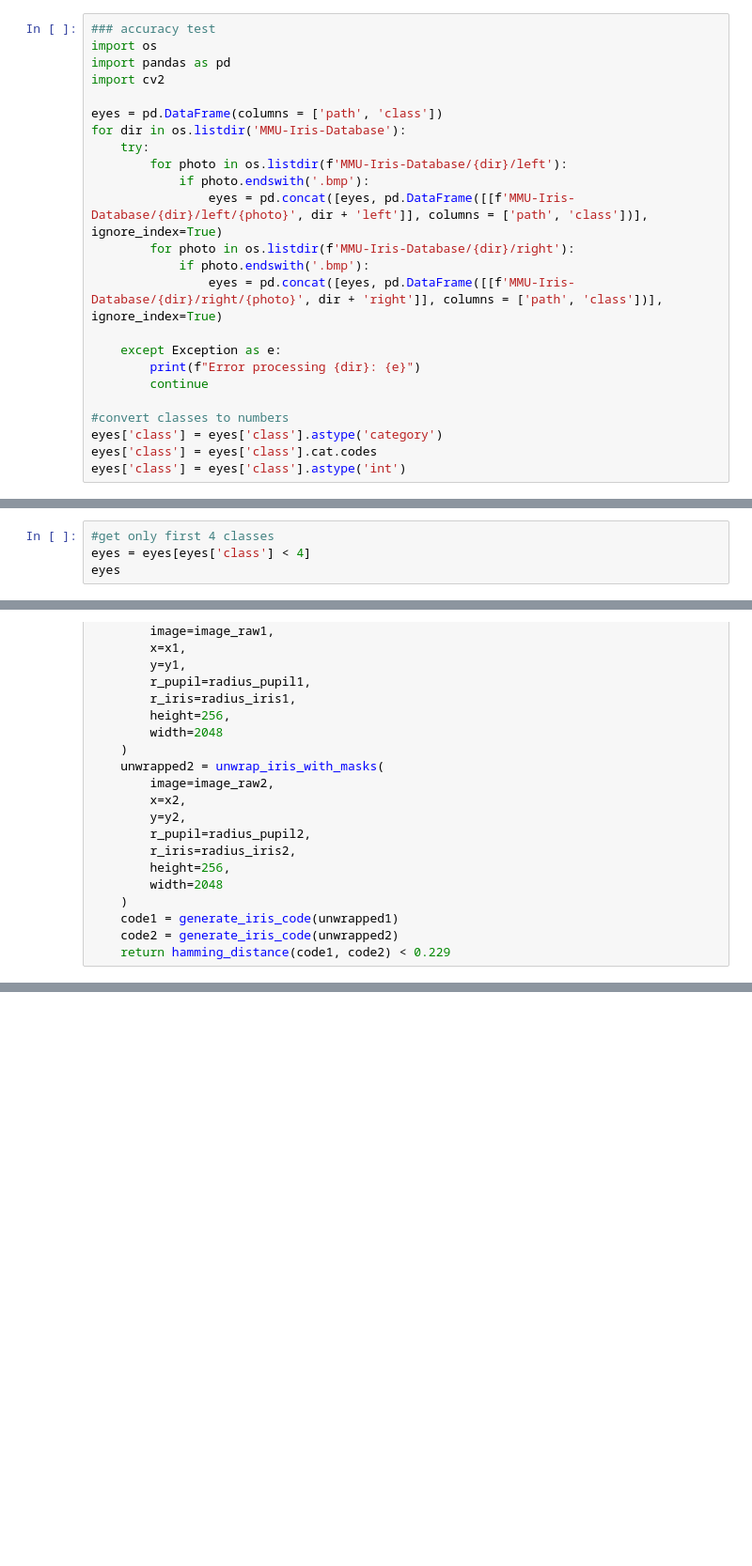
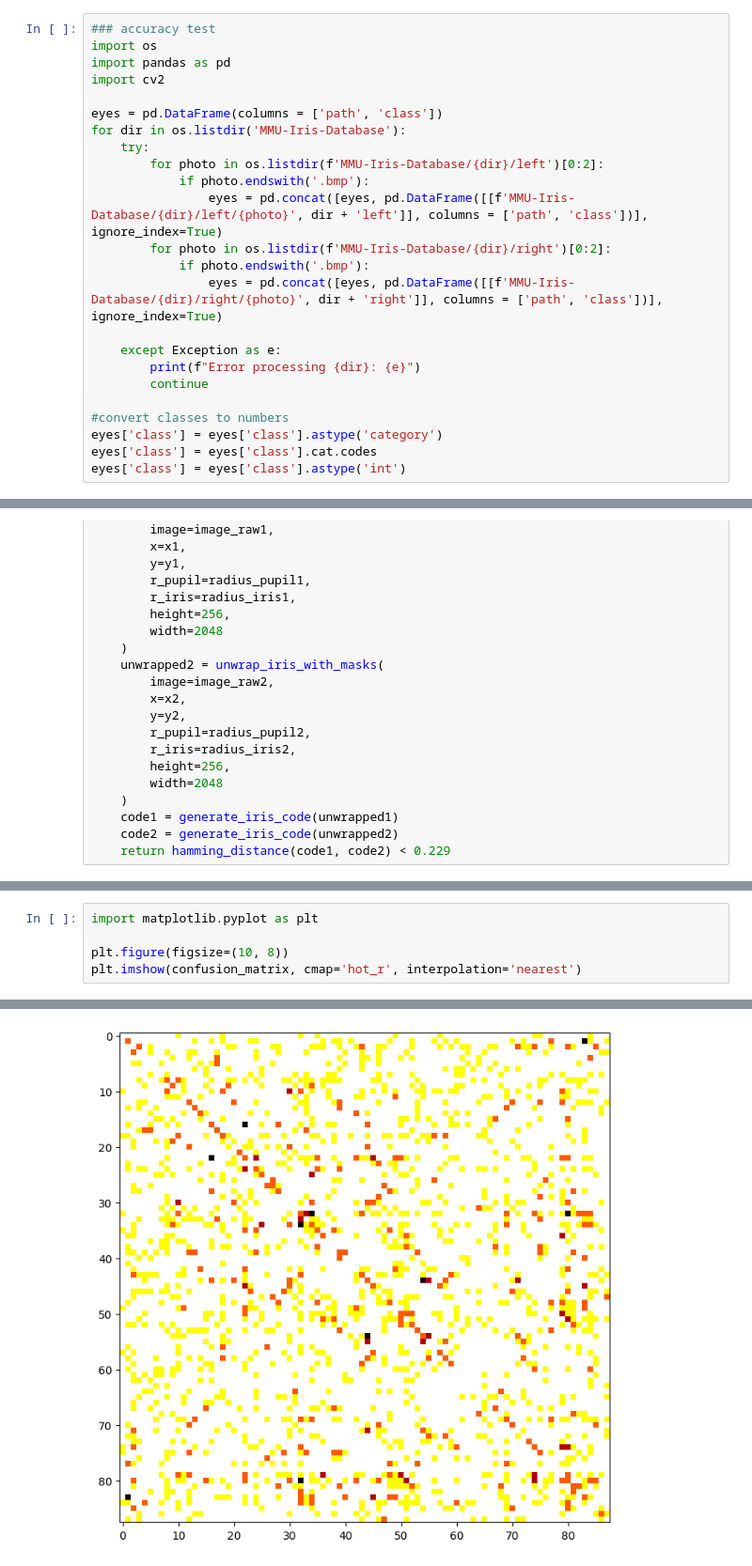
Before and after one commit to DeptuchMateusz/Biometria2, a Jupyter notebook: testowanie_czy_dziala.ipynb, the cells around one changed output, grey strips where cells are left out. Shown at 94% size. Saved outputs shown, nothing was run; the diff lists cells and outputs as text; blank space fills up the shorter version.

```diff
--- a/testowanie_czy_dziala.ipynb
+++ b/testowanie_czy_dziala.ipynb
@@ -7,10 +7,10 @@ import cv2
 eyes = pd.DataFrame(columns = ['path', 'class'])
 for dir in os.listdir('MMU-Iris-Database'):
     try:
-        for photo in os.listdir(f'MMU-Iris-Database/{dir}/left'):
+        for photo in os.listdir(f'MMU-Iris-Database/{dir}/left')[0:2]:
             if photo.endswith('.bmp'):
                 eyes = pd.concat([eyes, pd.DataFrame([[f'MMU-Iris-Database/{dir}/left/{photo}', dir + 'left']], columns = ['path', 'class'])], ignore_index=True)
-        for photo in os.listdir(f'MMU-Iris-Database/{dir}/right'):
+        for photo in os.listdir(f'MMU-Iris-Database/{dir}/right')[0:2]:
             if photo.endswith('.bmp'):
                 eyes = pd.concat([eyes, pd.DataFrame([[f'MMU-Iris-Database/{dir}/right/{photo}', dir + 'right']], columns = ['path', 'class'])], ignore_index=True)
 
@@ -25,7 +25,3 @@ eyes['class'] = eyes['class'].astype('int')
 # %% [output]
 Error processing .DS_Store: [Errno 20] Not a directory: 'MMU-Iris-Database/.DS_Store/left'
 Error processing ReadMe.txt: [Errno 20] Not a directory: 'MMU-Iris-Database/ReadMe.txt/left'
-# %%
-#get only first 4 classes
-eyes = eyes[eyes['class'] < 4]
-eyes
@@ -131,0 +101,6 @@ Comparing MMU-Iris-Database/10/right/fionar3.bmp and MMU-Iris-Database/10/right/
+# %%
+import matplotlib.pyplot as plt
+
+plt.figure(figsize=(10, 8))
+plt.imshow(confusion_matrix, cmap='hot_r', interpolation='nearest')
+# %% [output]
@@ -132,3 +108,4 @@ Comparing MMU-Iris-Database/10/right/fionar3.bmp and MMU-Iris-Database/10/right/
+[figure, added]
 # %%
 print(hit / (len(eyes) * (len(eyes) - 1) / 2))
 # %% [output]
```
Also changed, not shown: parts of 5 cells of this notebook.
